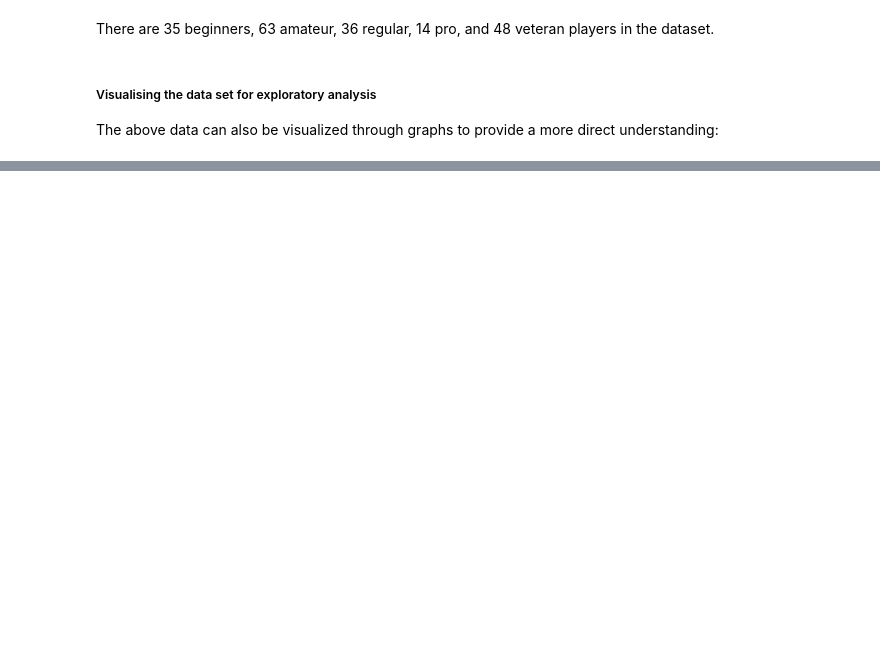
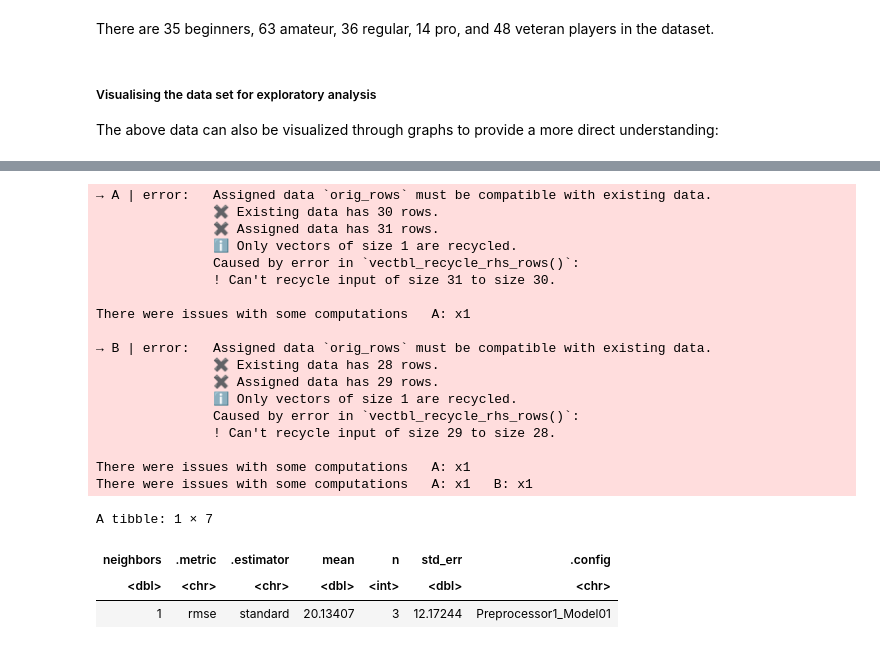
Before and after one commit to jamiekyh/dsci100_project, a Jupyter notebook: dsci100_group_project.ipynb, the cells around one changed output, grey strips where cells are left out. Saved outputs shown, nothing was run; the diff lists cells and outputs as text; code cells hidden in the pictures; blank space fills up the shorter version.

Commit message:
Add prediction steps(choosing k)

```diff
--- a/dsci100_group_project.ipynb
+++ b/dsci100_group_project.ipynb
@@ -161,0 +337,12 @@ exp_distribution
+# %%
+set.seed(2025)
+
+target_players_spec <- nearest_neighbor(weight_func = "rectangular", neighbors = tune()) |>
+      set_engine("kknn") |>
+      set_mode("regression")
+
+target_players_recipe <- recipe(played_hours ~ experience + Age, data = target_players_training) |>
+      step_scale(all_predictors()) |>
+      step_center(all_predictors())
+
+target_players_recipe
@@ -161,0 +372,9 @@ exp_distribution
+# %%
+set.seed(2025)
+
+target_players_vfold <- vfold_cv(target_players_training, v = 5, strata = played_hours)
+target_players_workflow <- workflow() |>
+                           add_recipe(target_players_recipe) |>
+                           add_model(target_players_spec)
+
+target_players_workflow
@@ -161,0 +408,35 @@ exp_distribution
+# %%
+set.seed(2025)
+
+gridvals <- tibble(neighbors = seq(from = 1, to = 50, by = 1))
+
+target_players_min <- target_players_workflow |>
+                      tune_grid(resamples = target_players_vfold, grid = gridvals) |>
+                      collect_metrics() |>
+                      filter(.metric == "rmse") |>
+                      slice_min(mean, n=1)
+
+target_players_min
+# %% [output]
+→ A | error:   Assigned data `orig_rows` must be compatible with existing data.
+               ✖ Existing data has 30 rows.
+               ✖ Assigned data has 31 rows.
+               ℹ Only vectors of size 1 are recycled.
+               Caused by error in `vectbl_recycle_rhs_rows()`:
+               ! Can't recycle input of size 31 to size 30.
+
+There were issues with some computations   A: x1
+
+→ B | error:   Assigned data `orig_rows` must be compatible with existing data.
+               ✖ Existing data has 28 rows.
+               ✖ Assigned data has 29 rows.
+               ℹ Only vectors of size 1 are recycled.
+               Caused by error in `vectbl_recycle_rhs_rows()`:
+               ! Can't recycle input of size 29 to size 28.
+
+There were issues with some computations   A: x1
+There were issues with some computations   A: x1   B: x1
+A tibble: 1 × 7
+| neighbors | .metric | .estimator | mean | n | std_err | .config |
+| <dbl> | <chr> | <chr> | <dbl> | <int> | <dbl> | <chr> |
+| 1 | rmse | standard | 20.13407 | 3 | 12.17244 | Preprocessor1_Model01 |
```
Also changed, not shown: parts of 21 cells of this notebook.
